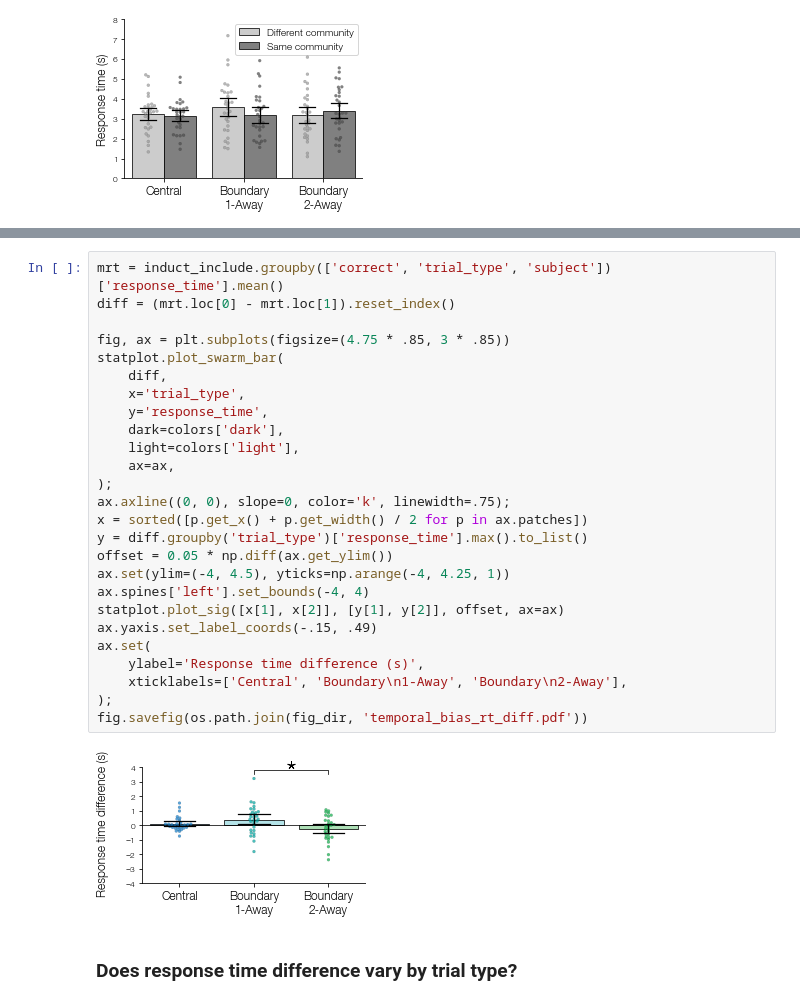
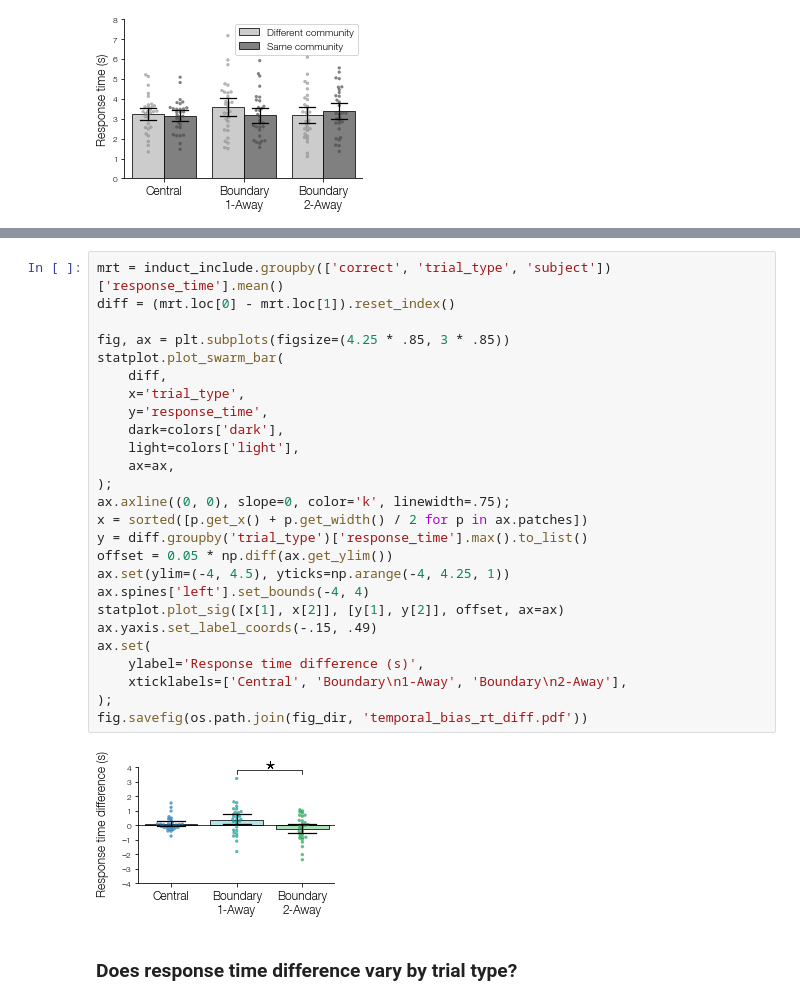
Before and after one commit to prestonlab/tesser, a Jupyter notebook: jupyter/plot_beh_induct.ipynb, the cells around one changed output, grey strips where cells are left out. Cells and saved outputs as stored; diff of their text form.

```diff
--- a/jupyter/plot_beh_induct.ipynb
+++ b/jupyter/plot_beh_induct.ipynb
@@ -163,31 +163,31 @@ pg.rm_anova(
 # %%
 mrt = induct_include.groupby(['correct', 'trial_type', 'subject'])['response_time'].mean()
 diff = (mrt.loc[0] - mrt.loc[1]).reset_index()
 
-fig, ax = plt.subplots(figsize=(4.75 * .85, 3 * .85))
+fig, ax = plt.subplots(figsize=(4.25 * .85, 3 * .85))
 statplot.plot_swarm_bar(
     diff,
     x='trial_type',
     y='response_time',
     dark=colors['dark'],
     light=colors['light'],
     ax=ax,
 );
 ax.axline((0, 0), slope=0, color='k', linewidth=.75);
 x = sorted([p.get_x() + p.get_width() / 2 for p in ax.patches])
 y = diff.groupby('trial_type')['response_time'].max().to_list()
 offset = 0.05 * np.diff(ax.get_ylim())
 ax.set(ylim=(-4, 4.5), yticks=np.arange(-4, 4.25, 1))
 ax.spines['left'].set_bounds(-4, 4)
 statplot.plot_sig([x[1], x[2]], [y[1], y[2]], offset, ax=ax)
 ax.yaxis.set_label_coords(-.15, .49)
 ax.set(
     ylabel='Response time difference (s)',
     xticklabels=['Central', 'Boundary\n1-Away', 'Boundary\n2-Away'],
 );
 fig.savefig(os.path.join(fig_dir, 'temporal_bias_rt_diff.pdf'))
 # %% [output]
-[figure, old version]
+[figure, new version]
 # %% [markdown]
 ### Does response time difference vary by trial type?
 # %%
```
Also changed, not shown: parts of 2 cells of this notebook, 2 other files.
